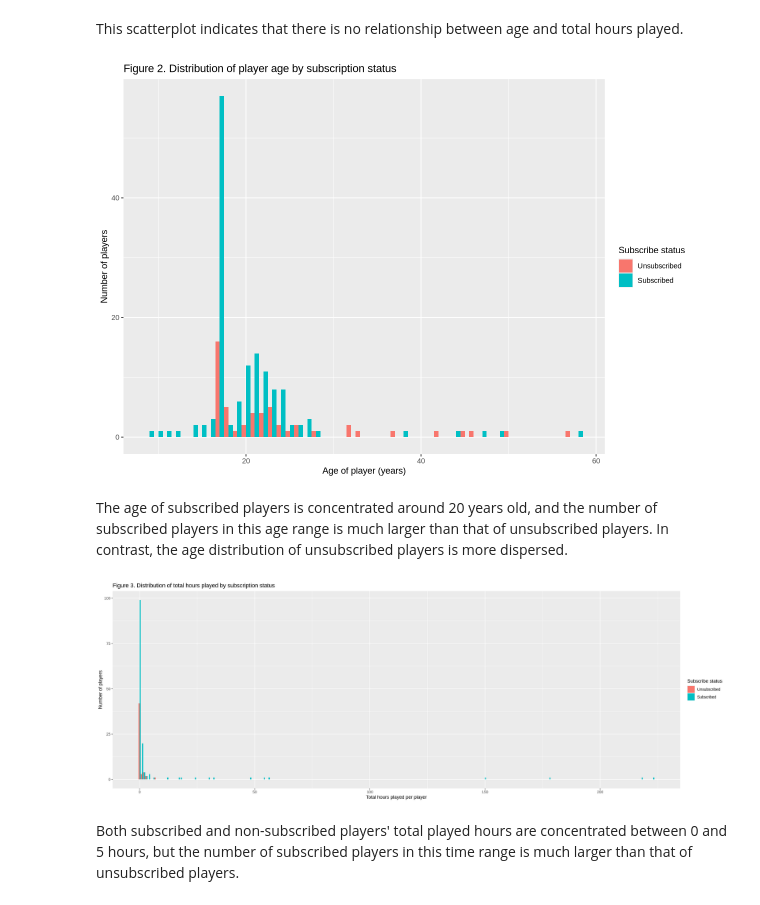
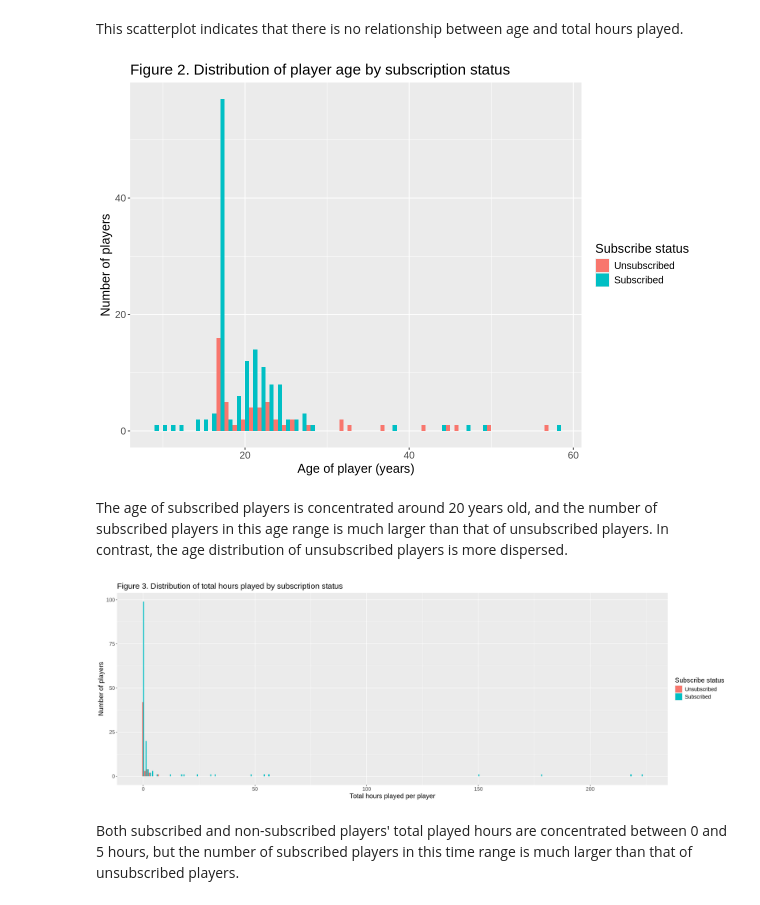
Before and after one commit to katelynteng/group_2_final_project, a Jupyter notebook: group_2_final_project.ipynb, the cells around one changed output. Cells and saved outputs as stored; diff of their text form; code cells hidden in the pictures.

```diff
--- a/group_2_final_project.ipynb
+++ b/group_2_final_project.ipynb
@@ -194,14 +176,15 @@ This scatterplot indicates that there is no relationship between age and total h
 # %%
 options(repr.plot.width = 10)
 
 age_vs_subscribe <- players_data|>
     ggplot(aes(x=Age, fill=subscribe))+
     geom_histogram(binwidth=1,position="dodge")+
     labs(x="Age of player (years)", y="Number of players",fill="Subscribe status")+
-    ggtitle("Figure 2. Distribution of player age by subscription status")
+    ggtitle("Figure 2. Distribution of player age by subscription status") +
+    theme(text = element_text(size = 15))
 age_vs_subscribe
 # %% [output]
-[figure, old version]
+[figure, new version]
 # %% [markdown]
 The age of subscribed players is concentrated around 20 years old, and the number of subscribed players in this age range is much larger than that of unsubscribed players. In contrast, the age distribution of unsubscribed players is more dispersed.
 # %%
@@ -211,10 +194,11 @@ played_hours_vs_subscribe <- players_data|>
     ggplot(aes(x=played_hours, fill=subscribe))+
     geom_histogram(binwidth=1,position="dodge")+
     labs(x="Total hours played per player", y="Number of players",fill="Subscribe status")+
-    ggtitle("Figure 3. Distribution of total hours played by subscription status")
+    ggtitle("Figure 3. Distribution of total hours played by subscription status") +
+    theme(text = element_text(size = 15))
 played_hours_vs_subscribe
 # %% [output]
-[figure, old version]
+[figure, new version]
 # %% [markdown]
 Both subscribed and non-subscribed players' total played hours are concentrated between 0 and 5 hours, but the number of subscribed players in this time range is much larger than that of unsubscribed players.
 # %% [markdown]
```
Also changed, not shown: parts of 8 cells of this notebook.
